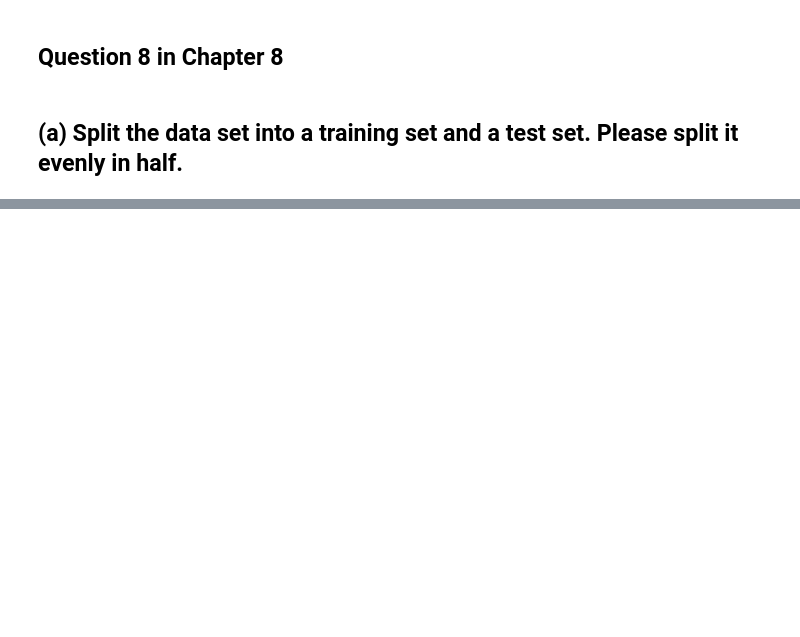
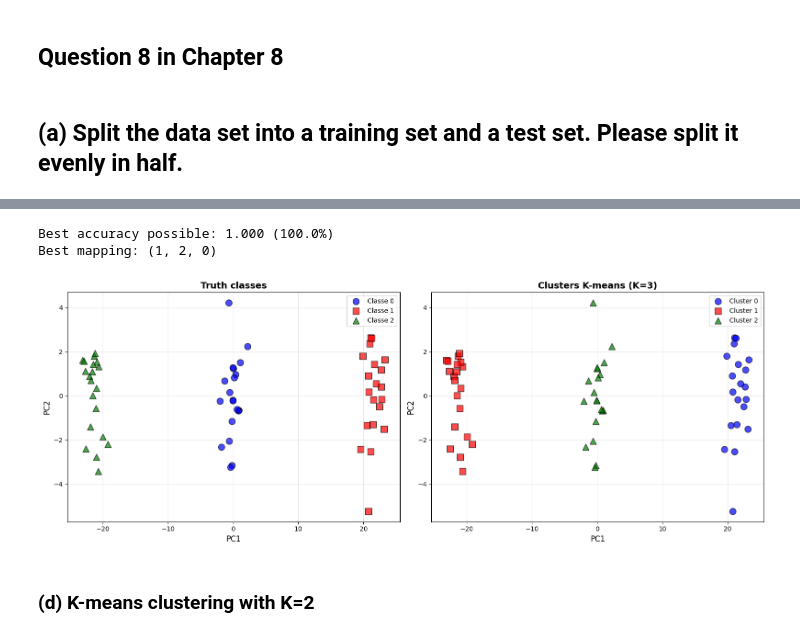
Before and after one commit to lekoundanmgedeon/machinelearning-islp, a Jupyter notebook: assignements/A2_ML/A2_ml.ipynb, the cells around one changed output, grey strips where cells are left out. Drawn from its saved outputs; the diff is of its cells as text; code cells hidden in the pictures; blank space fills up the shorter version.

```diff
--- a/assignements/A2_ML/A2_ml.ipynb
+++ b/assignements/A2_ML/A2_ml.ipynb
@@ -1338,0 +1371,16 @@ NotFittedError: This DecisionTreeRegressor instance is not fitted yet. Call 'fit
+# %%
+print("\n" + "="*70)
+print("(c) K-MEANS CLUSTERING AVEC K=3")
+print("="*70)
+
+# Appliquer K-means avec K=3
+kmeans_3 = KMeans(n_clusters=3, random_state=42, n_init=10)
+clusters_3 = kmeans_3.fit_predict(X)
+
+# Créer la matrice de confusion (crosstab)
+confusion_3 = pd.crosstab(y, clusters_3,
+                          rownames=['Vraie classe'],
+                          colnames=['Cluster prédit'])
+
+print("\nConfusion matrix (True classes vs Clusters K=3):")
+print(confusion_3)
@@ -1338,0 +1398,57 @@ NotFittedError: This DecisionTreeRegressor instance is not fitted yet. Call 'fit
+# %%
+# Calculer l'accuracy (en trouvant la meilleure correspondance)
+def best_mapping_accuracy(true_labels, pred_labels, n_clusters):
+    """Trouve la meilleure correspondance entre clusters et classes"""
+    from itertools import permutations
+    best_acc = 0
+    best_mapping = None
+
+    for perm in permutations(range(n_clusters)):
+        mapped_pred = np.array([perm[label] for label in pred_labels])
+        acc = np.mean(mapped_pred == true_labels)
+        if acc > best_acc:
+            best_acc = acc
+            best_mapping = perm
+
+    return best_acc, best_mapping
+
+accuracy_3, mapping_3 = best_mapping_accuracy(y, clusters_3, 3)
+print(f"\nBest accuracy possible: {accuracy_3:.3f} ({accuracy_3*100:.1f}%)")
+print(f"Best mapping: {mapping_3}")
+# %% [output]
+Best accuracy possible: 1.000 (100.0%)
+Best mapping: (1, 2, 0)
+# %%
+# Color's visualization
+fig, axes = plt.subplots(1, 2, figsize=(16, 6))
+
+# Plot 1: Truth classes
+for i in range(n_classes):
+    mask = y == i
+    axes[0].scatter(X_pca[mask, 0], X_pca[mask, 1],
+                   c=colors[i], marker=markers[i],
+                   label=f'Classe {i}', alpha=0.7, s=100, edgecolors='black')
+axes[0].set_xlabel('PC1', fontsize=12)
+axes[0].set_ylabel('PC2', fontsize=12)
+axes[0].set_title('Truth classes', fontsize=14, fontweight='bold')
+axes[0].legend()
+axes[0].grid(True, alpha=0.3)
+
+# Plot 2: Clusters K-means
+for i in range(n_classes):
+    mask = clusters_3 == i
+    axes[1].scatter(X_pca[mask, 0], X_pca[mask, 1],
+                   c=colors[i], marker=markers[i],
+                   label=f'Cluster {i}', alpha=0.7, s=100, edgecolors='black')
+axes[1].set_xlabel('PC1', fontsize=12)
+axes[1].set_ylabel('PC2', fontsize=12)
+axes[1].set_title('Clusters K-means (K=3)', fontsize=14, fontweight='bold')
+axes[1].legend()
+axes[1].grid(True, alpha=0.3)
+
+plt.tight_layout()
+plt.show()
+# %% [output]
+[figure, added]
+# %% [markdown]
+### (d) K-means clustering with K=2
```
Also changed, not shown: parts of 108 cells of this notebook.
